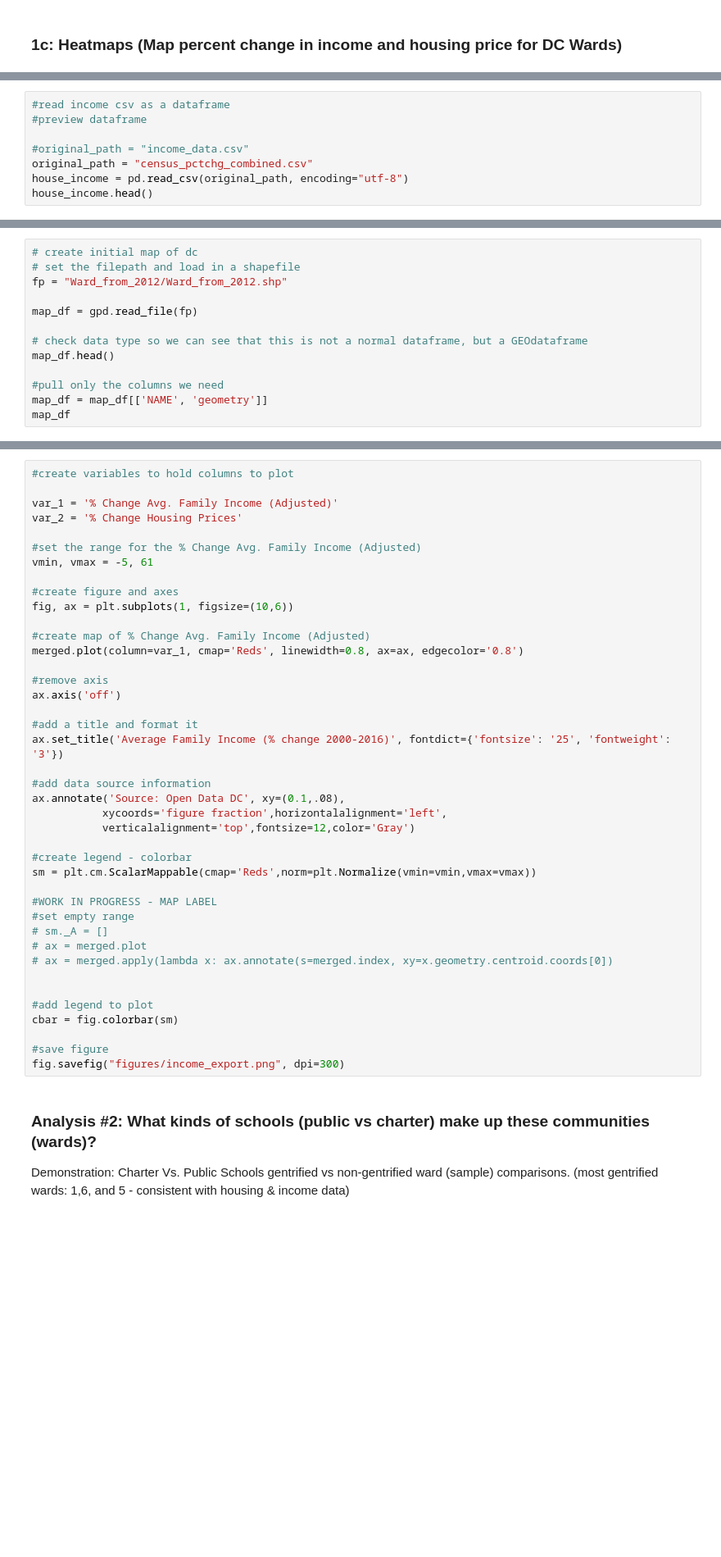
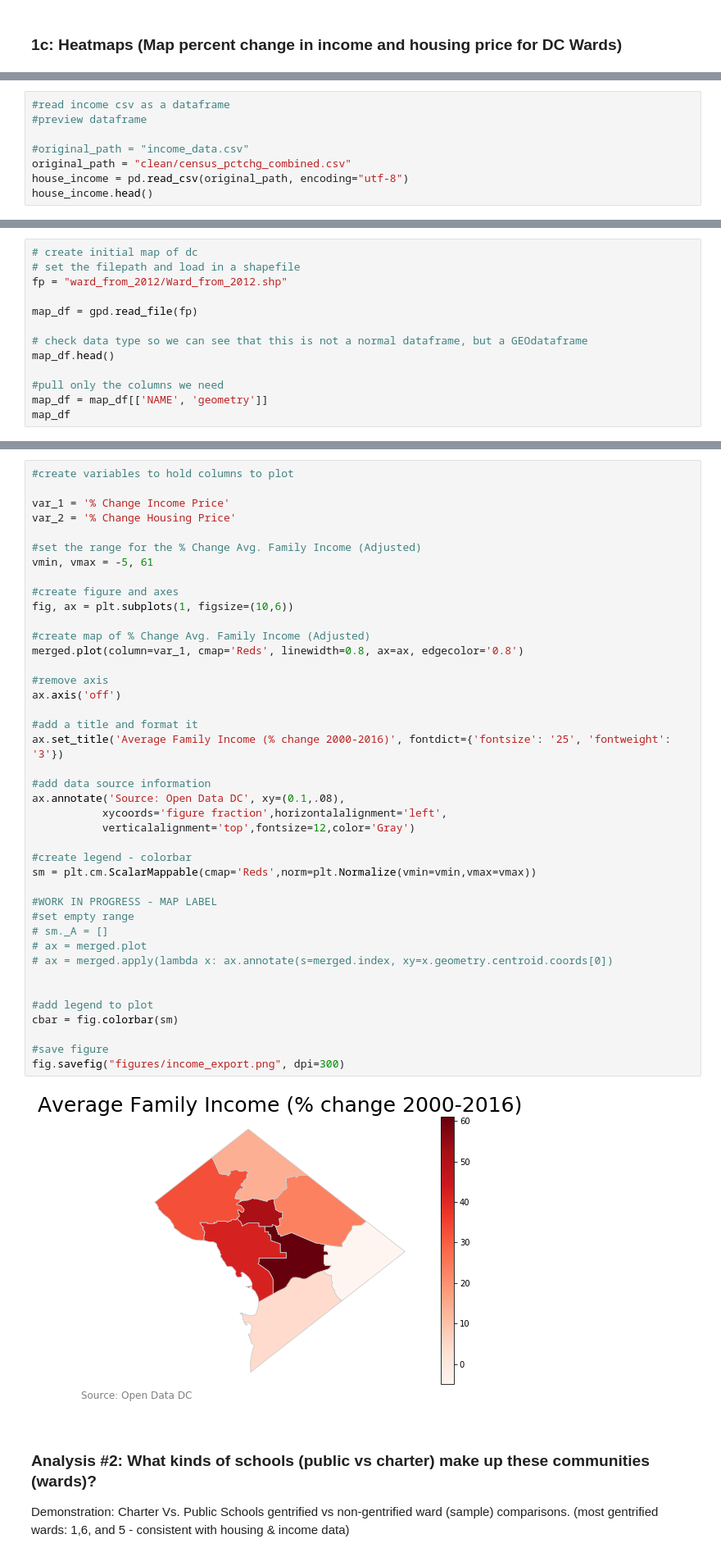
Before and after one commit to mzdemmy/tweetypy, a Jupyter notebook: Data Analysis.ipynb, the cells around one changed output, grey strips where cells are left out. Shown at 82% size. Cells and saved outputs as stored; diff of their text form; blank space fills up the shorter version.

```diff
--- a/Data Analysis.ipynb
+++ b/Data Analysis.ipynb
@@ -74,6 +82,6 @@ import descartes
 #preview dataframe
 
 #original_path = "income_data.csv"
-original_path = "census_pctchg_combined.csv"
+original_path = "clean/census_pctchg_combined.csv"
 house_income = pd.read_csv(original_path, encoding="utf-8")
 house_income.head()
@@ -80,7 +95,7 @@ house_income.head()
 # %%
 # create initial map of dc
 # set the filepath and load in a shapefile
-fp = "Ward_from_2012/Ward_from_2012.shp"
+fp = "ward_from_2012/Ward_from_2012.shp"
 
 map_df = gpd.read_file(fp)
 
@@ -100,8 +139,8 @@ merged
 # %%
 #create variables to hold columns to plot
 
-var_1 = '% Change Avg. Family Income (Adjusted)'
-var_2 = '% Change Housing Prices'
+var_1 = '% Change Income Price'
+var_2 = '% Change Housing Price'
 
 #set the range for the % Change Avg. Family Income (Adjusted)
 vmin, vmax = -5, 61
@@ -111,33 +150,35 @@ fig, ax = plt.subplots(1, figsize=(10,6))
 
 #create map of % Change Avg. Family Income (Adjusted)
 merged.plot(column=var_1, cmap='Reds', linewidth=0.8, ax=ax, edgecolor='0.8')
 
 #remove axis
 ax.axis('off')
 
 #add a title and format it
 ax.set_title('Average Family Income (% change 2000-2016)', fontdict={'fontsize': '25', 'fontweight': '3'})
 
 #add data source information
 ax.annotate('Source: Open Data DC', xy=(0.1,.08),
            xycoords='figure fraction',horizontalalignment='left',
            verticalalignment='top',fontsize=12,color='Gray')
 
 #create legend - colorbar
 sm = plt.cm.ScalarMappable(cmap='Reds',norm=plt.Normalize(vmin=vmin,vmax=vmax))
 
 #WORK IN PROGRESS - MAP LABEL
 #set empty range
 # sm._A = []
 # ax = merged.plot
 # ax = merged.apply(lambda x: ax.annotate(s=merged.index, xy=x.geometry.centroid.coords[0])
 
 
 #add legend to plot
 cbar = fig.colorbar(sm)
 
 #save figure
 fig.savefig("figures/income_export.png", dpi=300)
+# %% [output]
+[figure, added]
 # %% [markdown]
 ### Analysis #2: What kinds of schools (public vs charter) make up these communities (wards)?
 Demonstration:
```
Also changed, not shown: parts of 25 cells of this notebook.
